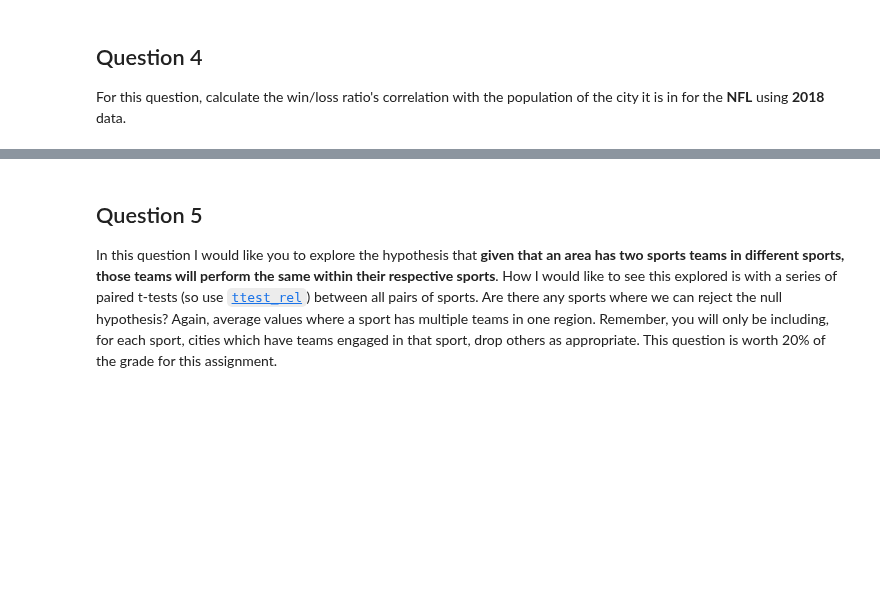
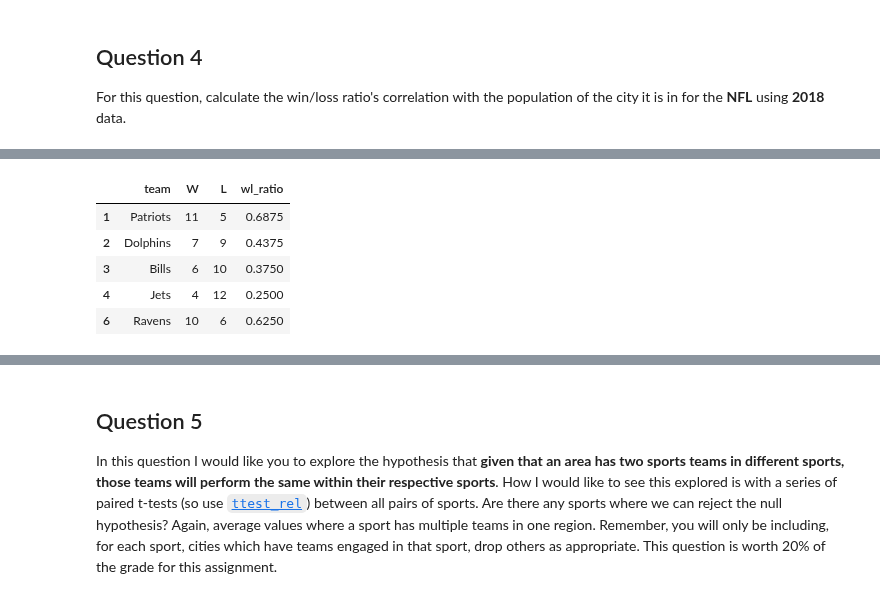
Before and after one commit to SantiGonzalezz/Applied-Data-Science-with-Python, a Jupyter notebook: 1. Introduction to Data Science in Python/Week 4/assignment4.ipynb, the cells around one changed output, grey strips where cells are left out. Cells and saved outputs as stored; diff of their text form; code cells hidden in the pictures; blank space fills up the shorter version.

```diff
--- a/1. Introduction to Data Science in Python/Week 4/assignment4.ipynb
+++ b/1. Introduction to Data Science in Python/Week 4/assignment4.ipynb
@@ -562,0 +595,31 @@ def nfl_correlation():
+# %%
+# ------------------------------------
+nhl_df = pd.read_csv('assets/nfl.csv')
+nhl_df = nhl_df[nhl_df['year'] == 2018]
+nhl_df = nhl_df[['team', 'W', 'L']]
+
+def quitarfilas(row):
+    if row['team'] == row['W']:
+        row['good'] = False
+    else:
+        row['good'] = True
+    return row
+nhl_df = nhl_df.apply(quitarfilas, axis=1)
+nhl_df = nhl_df[nhl_df['good'] == True][['team', 'W', 'L']]
+
+nhl_df = nhl_df.astype({'W': int, 'L': int})
+nhl_df['wl_ratio'] = nhl_df['W'] / (nhl_df['W'] + nhl_df['L'])
+
+nhl_df['team'] = nhl_df['team'].str.replace('[\w.]*\ ', '', regex=True)
+nhl_df['team'] = nhl_df['team'].str.replace('\*', '', regex=True)
+nhl_df['team'] = nhl_df['team'].str.replace('\+', '', regex=True)
+# nhl_df['team'] = nhl_df['team'].str.replace('\\xa0\([\d]*\)', '', regex=True)
+
+nhl_df.head()
+# %% [output]
+|  | team | W | L | wl_ratio |
+| 1 | Patriots | 11 | 5 | 0.6875 |
+| 2 | Dolphins | 7 | 9 | 0.4375 |
+| 3 | Bills | 6 | 10 | 0.3750 |
+| 4 | Jets | 4 | 12 | 0.2500 |
+| 6 | Ravens | 10 | 6 | 0.6250 |
```
Also changed, not shown: parts of 9 cells of this notebook.
